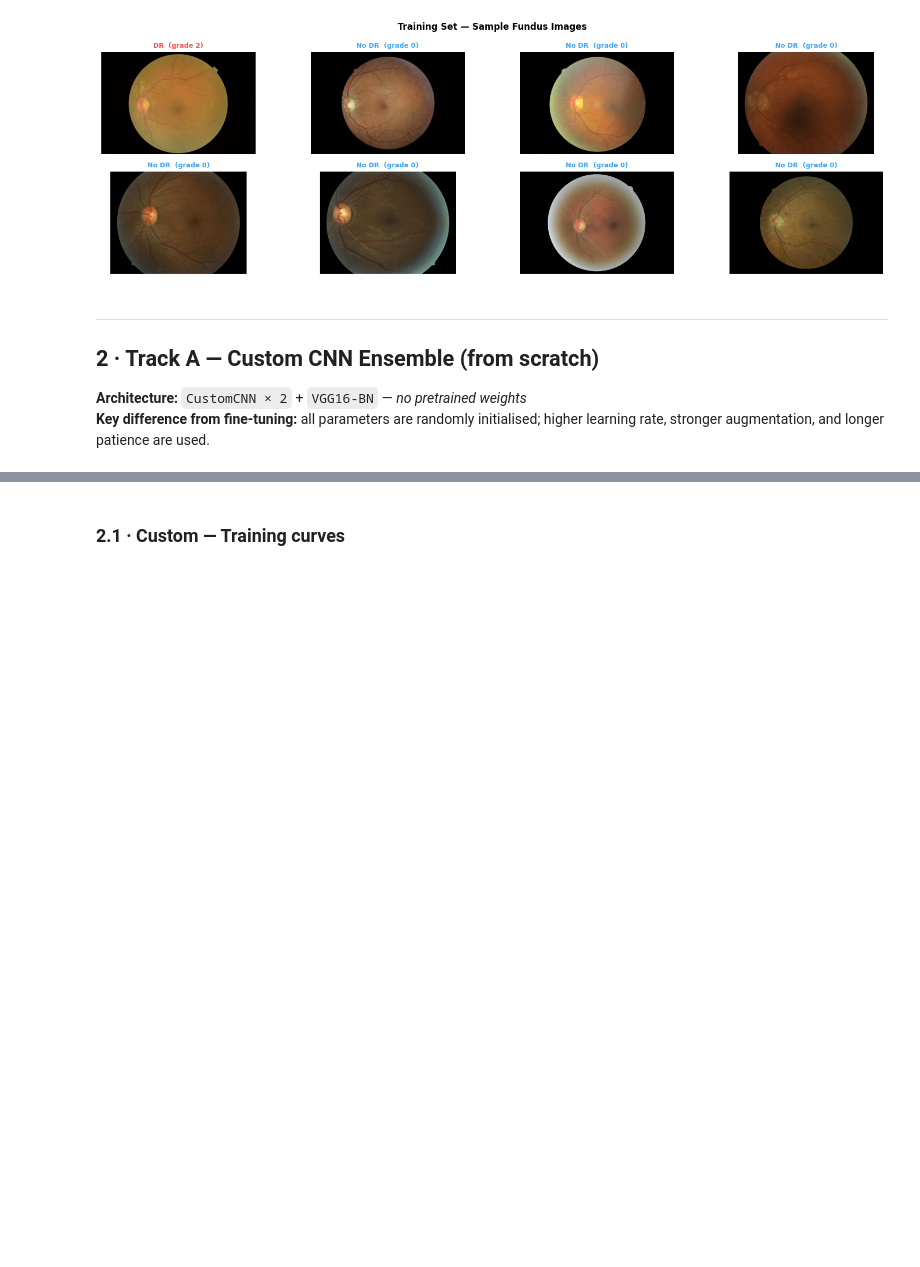
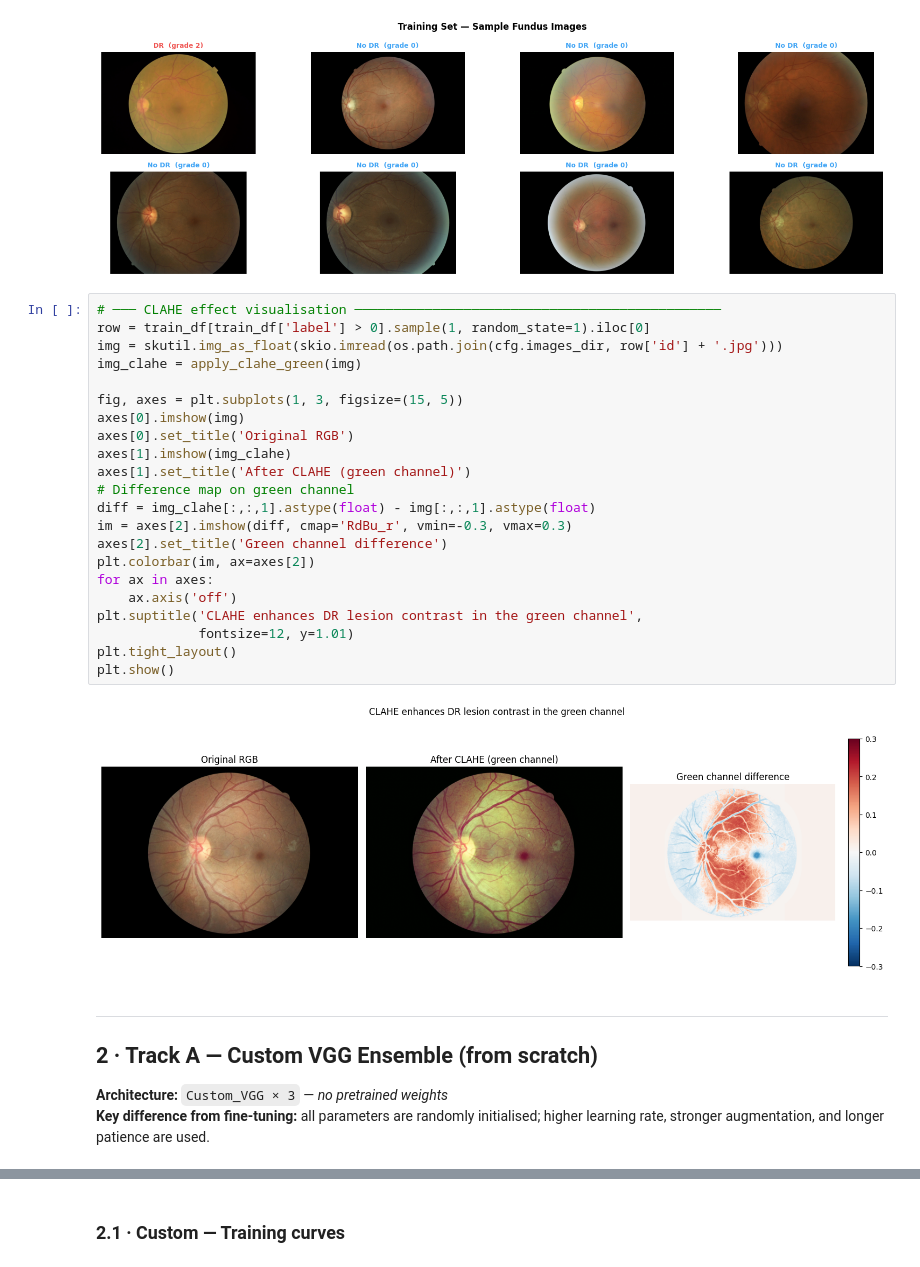
Before and after one commit to jbarcenilla21/AutomaticDiagnosisForDiabeticRetinopathy, a Jupyter notebook: main_combined.ipynb, the cells around one changed output, grey strips where cells are left out. Drawn from its saved outputs; the diff is of its cells as text; blank space fills up the shorter version.

```diff
--- a/main_combined.ipynb
+++ b/main_combined.ipynb
@@ -186,11 +196,35 @@ def show_samples(df, title, n=8):
 show_samples(train_df, 'Training Set — Sample Fundus Images', n=8)
 # %% [output]
 [figure]
+# %%
+# ─── CLAHE effect visualisation ───────────────────────────────────────────────
+row = train_df[train_df['label'] > 0].sample(1, random_state=1).iloc[0]
+img = skutil.img_as_float(skio.imread(os.path.join(cfg.images_dir, row['id'] + '.jpg')))
+img_clahe = apply_clahe_green(img)
+
+fig, axes = plt.subplots(1, 3, figsize=(15, 5))
+axes[0].imshow(img)
+axes[0].set_title('Original RGB')
+axes[1].imshow(img_clahe)
+axes[1].set_title('After CLAHE (green channel)')
+# Difference map on green channel
+diff = img_clahe[:,:,1].astype(float) - img[:,:,1].astype(float)
+im = axes[2].imshow(diff, cmap='RdBu_r', vmin=-0.3, vmax=0.3)
+axes[2].set_title('Green channel difference')
+plt.colorbar(im, ax=axes[2])
+for ax in axes:
+    ax.axis('off')
+plt.suptitle('CLAHE enhances DR lesion contrast in the green channel',
+             fontsize=12, y=1.01)
+plt.tight_layout()
+plt.show()
+# %% [output]
+[figure, added]
 # %% [markdown]
 ---
-## 2 · Track A — Custom CNN Ensemble (from scratch)
+## 2 · Track A — Custom VGG Ensemble (from scratch)
 
-**Architecture:** `CustomCNN × 2` + `VGG16-BN` — *no pretrained weights*
+**Architecture:** `Custom_VGG × 3` — *no pretrained weights*
 **Key difference from fine-tuning:** all parameters are randomly initialised;
 higher learning rate, stronger augmentation, and longer patience are used.
 # %%
```
Also changed, not shown: parts of 14 cells of this notebook, 8 other files.
